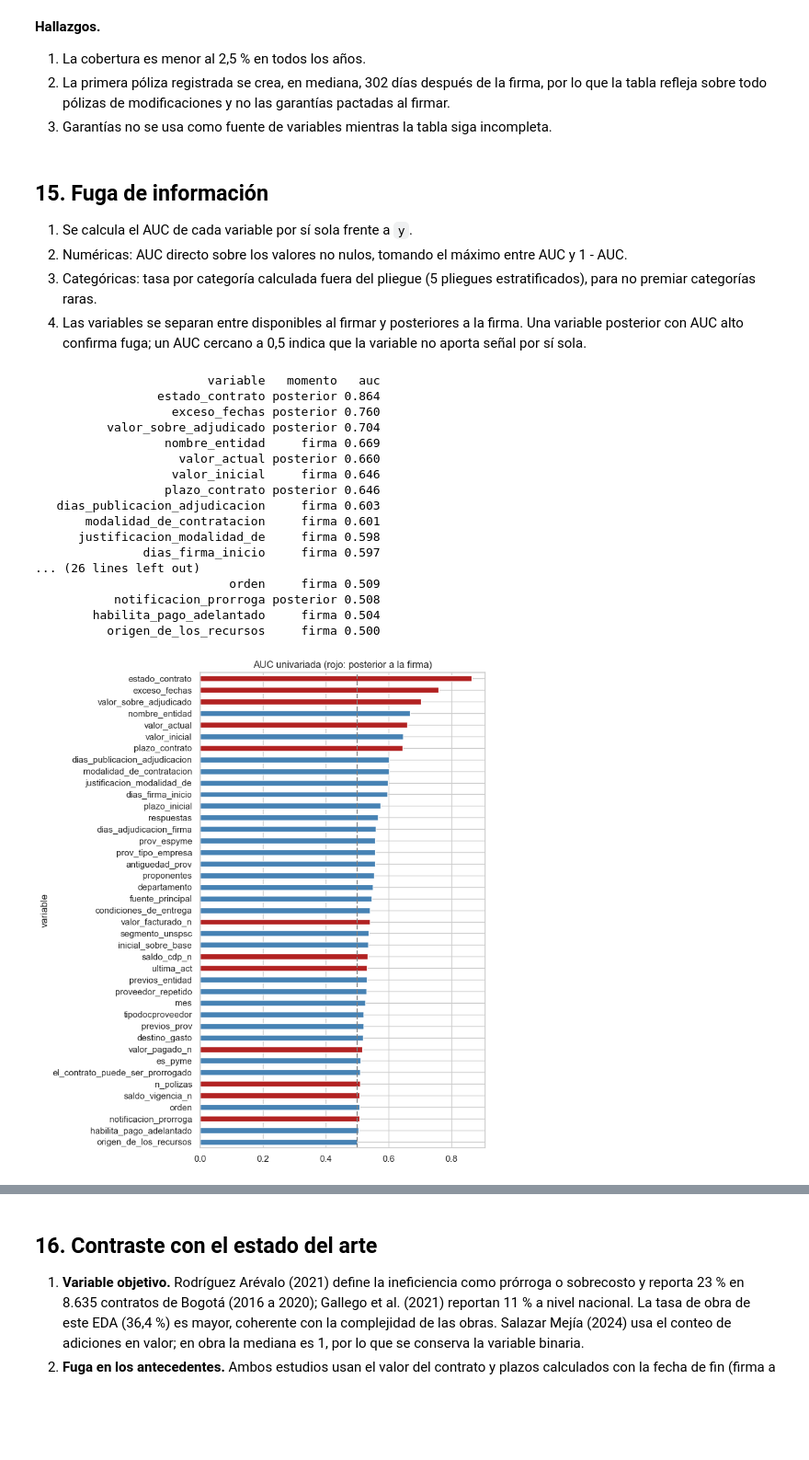
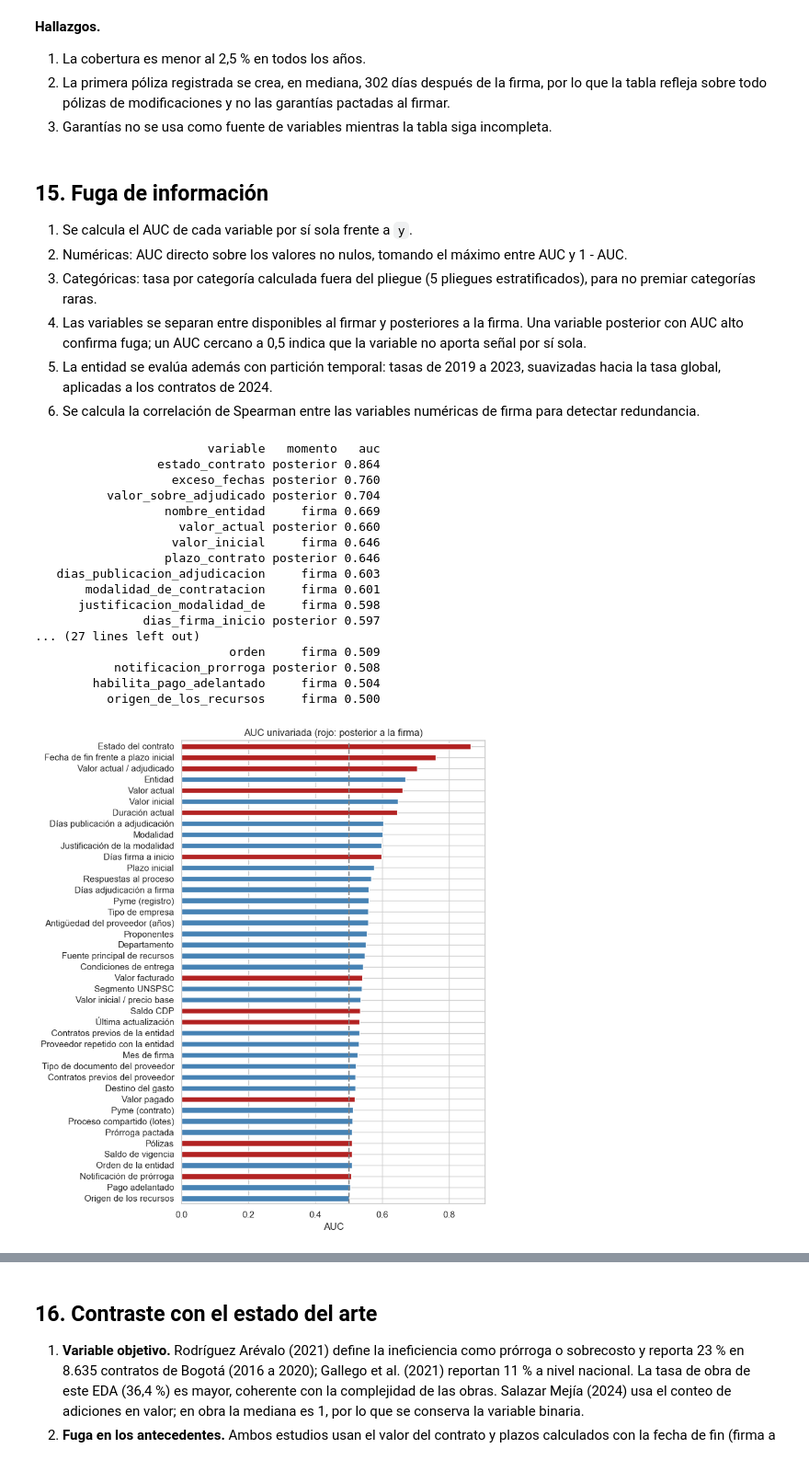
Before and after one commit to Zeal916/project_despliegue_soluciones, a Jupyter notebook: notebooks/01_eda_obra.ipynb, the cells around one changed output, grey strips where cells are left out. Shown at 92% size. Cells and saved outputs as stored; diff of their text form; code cells hidden in the pictures; blank space fills up the shorter version.

```diff
--- a/notebooks/01_eda_obra.ipynb
+++ b/notebooks/01_eda_obra.ipynb
@@ -351,7 +400,9 @@ Valor inicial sin dato                        70 0.170
 99.9%   220,572,895,983.206
 max     893,052,000,000.000
 # %%
-proceso_unico = ~df["proceso_de_compra"].duplicated(keep=False)
+df["proceso_compartido"] = df["proceso_de_compra"].duplicated(
+    keep=False).astype(int)
+proceso_unico = df["proceso_compartido"] == 0
 df["valor_sobre_adjudicado"] = (df["valor_actual"] / adjudicado).where(
     (adjudicado > 0) & proceso_unico)
 df["exceso_plazo"] = df["plazo_contrato"] - df["plazo_inicial"]
@@ -391,3 +442,22 @@ y_tiempo
 y_tiempo
 0             25859    1.000 169.000         0.301
 1             10240   97.000 446.000         0.869
+# %%
+print("Contratos en procesos compartidos:",
+      f"{df['proceso_compartido'].mean():.1%}")
+print(tasas(df, "proceso_compartido").to_string())
+
+crecio = proceso_unico & (df["valor_actual"] > 1.05 * df["valor_inicial"])
+df["y_valor_ampliada"] = (df["y_valor"].astype(bool) | crecio).astype(int)
+y_ampliada = df[["y_valor_ampliada", "y_tiempo"]].max(axis=1)
+print(f"\ny_valor: registrada {df['y_valor'].mean():.1%} | ampliada "
+      f"{df['y_valor_ampliada'].mean():.1%}")
+print(f"y: registrada {df['y'].mean():.1%} | ampliada "
+      f"{y_ampliada.mean():.1%}")
+columnas = ["y_valor", "y_valor_ampliada"]
+seis = df["modalidad_de_contratacion"].value_counts().index[:6]
+print("\nAdición en valor registrada y ampliada por modalidad:")
+print(df.groupby("modalidad_de_contratacion")[columnas].mean().loc[seis]
+      .to_string())
+print("\nPor año de firma:")
+print(df.groupby("anio")[columnas].mean().to_string())
@@ -1065,6 +1212,10 @@ max     2,428.000
 4. Las variables se separan entre disponibles al firmar y posteriores a la
    firma. Una variable posterior con AUC alto confirma fuga; un AUC cercano a
    0,5 indica que la variable no aporta señal por sí sola.
+5. La entidad se evalúa además con partición temporal: tasas de 2019 a 2023,
+   suavizadas hacia la tasa global, aplicadas a los contratos de 2024.
+6. Se calcula la correlación de Spearman entre las variables numéricas de
+   firma para detectar redundancia.
 # %%
 def auc_numerica(x, y):
     validos = x.notna()
@@ -1093,9 +1244,8 @@ for v in ["valor_pagado", "valor_facturado", "saldo_cdp", "saldo_vigencia"]:
 firma_num = ["valor_inicial", "plazo_inicial", "mes", "respuestas",
              "inicial_sobre_base", "proponentes", "antiguedad_prov",
              "previos_prov",
-             "previos_entidad", "proveedor_repetido",
-             "dias_publicacion_adjudicacion", "dias_adjudicacion_firma",
-             "dias_firma_inicio"]
+             "previos_entidad", "proveedor_repetido", "proceso_compartido",
+             "dias_publicacion_adjudicacion", "dias_adjudicacion_firma"]
 firma_cat = ["nombre_entidad", "modalidad_de_contratacion", "departamento",
              "orden", "origen_de_los_recursos", "destino_gasto",
              "tipodocproveedor", "es_pyme", "prov_espyme",
@@ -1106,7 +1256,7 @@ firma_cat = ["nombre_entidad", "modalidad_de_contratacion", "departamento",
 posterior_num = ["valor_actual", "valor_sobre_adjudicado", "plazo_contrato",
                  "exceso_fechas", "valor_pagado_n", "valor_facturado_n",
                  "saldo_cdp_n", "saldo_vigencia_n", "ultima_act",
-                 "n_polizas", "notificacion_prorroga"]
+                 "n_polizas", "notificacion_prorroga", "dias_firma_inicio"]
 posterior_cat = ["estado_contrato"]
 
 filas = (
@@ -1115,36 +1265,37 @@ filas = (
     + [(v, "posterior", auc_numerica(df[v], df["y"]))
        for v in posterior_num]
     + [(v, "posterior", auc_categorica(df[v], df["y"]))
        for v in posterior_cat]
 )
 fuga = pd.DataFrame(filas, columns=["variable", "momento", "auc"])
 fuga = fuga.sort_values("auc", ascending=False)
 print(fuga.round(3).to_string(index=False))
 
 colores = fuga["momento"].map({"firma": "steelblue",
                                "posterior": "firebrick"})
-ax = fuga.plot.barh(x="variable", y="auc", color=colores, legend=False,
-                    figsize=(8, 9), title="AUC univariada (rojo: posterior "
-                    "a la firma)")
+ax = fuga.assign(nombre=fuga["variable"].map(etiqueta)).plot.barh(
+    x="nombre", y="auc", color=colores, legend=False, figsize=(8, 9),
+    title="AUC univariada (rojo: posterior a la firma)")
+ax.set(xlabel="AUC", ylabel="")
 ax.axvline(0.5, color="gray", ls="--")
 ax.invert_yaxis()
 guardar_figura("09_fuga_auc")
 # %% [output]
                         variable   momento   auc
                  estado_contrato posterior 0.864
                    exceso_fechas posterior 0.760
           valor_sobre_adjudicado posterior 0.704
                   nombre_entidad     firma 0.669
                     valor_actual posterior 0.660
                    valor_inicial     firma 0.646
                   plazo_contrato posterior 0.646
    dias_publicacion_adjudicacion     firma 0.603
        modalidad_de_contratacion     firma 0.601
       justificacion_modalidad_de     firma 0.598
-               dias_firma_inicio     firma 0.597
-... (26 lines left out)
+               dias_firma_inicio posterior 0.597
+... (27 lines left out)
                            orden     firma 0.509
            notificacion_prorroga posterior 0.508
         habilita_pago_adelantado     firma 0.504
           origen_de_los_recursos     firma 0.500
-[figure, old version]
+[figure, new version]
```
Also changed, not shown: parts of 20 cells of this notebook, 9 other files.
